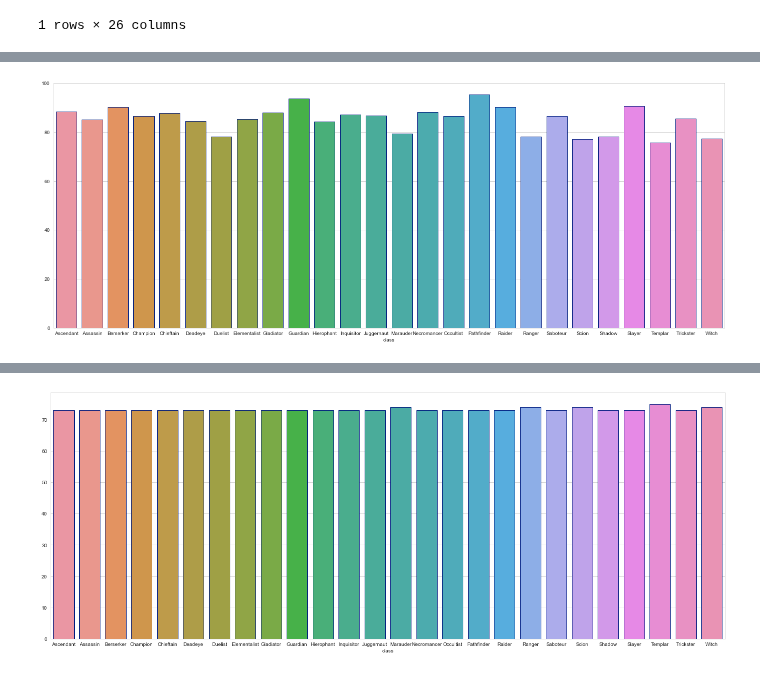
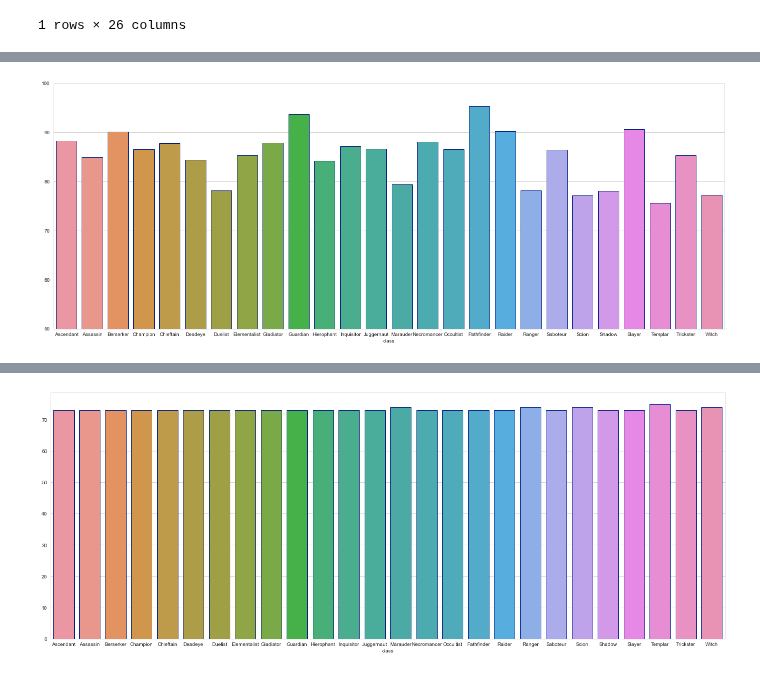
Before and after one commit to Angela-Park-JE/TIL_ver1, a Jupyter notebook: ToyPJT-POE_user/poe_stats_3_EDA_1.ipynb, the cells around one changed output, grey strips where cells are left out. Saved outputs shown, nothing was run; the diff lists cells and outputs as text; code cells hidden in the pictures.

```diff
--- a/ToyPJT-POE_user/poe_stats_3_EDA_1.ipynb
+++ b/ToyPJT-POE_user/poe_stats_3_EDA_1.ipynb
@@ -589,7 +620,8 @@ pivot_meanlevel_class_non_hc
 # %%
 plt.rcParams["figure.figsize"] = (24, 9)
+plt.ylim(50, 100)
 sns.barplot(data = pivot_meanlevel_class_non_hc,
             edgecolor=sns.color_palette("dark", 1))
 plt.show()
 # %% [output]
-[figure, old version]
+[figure, new version]
```
Also changed, not shown: parts of 41 cells of this notebook.
